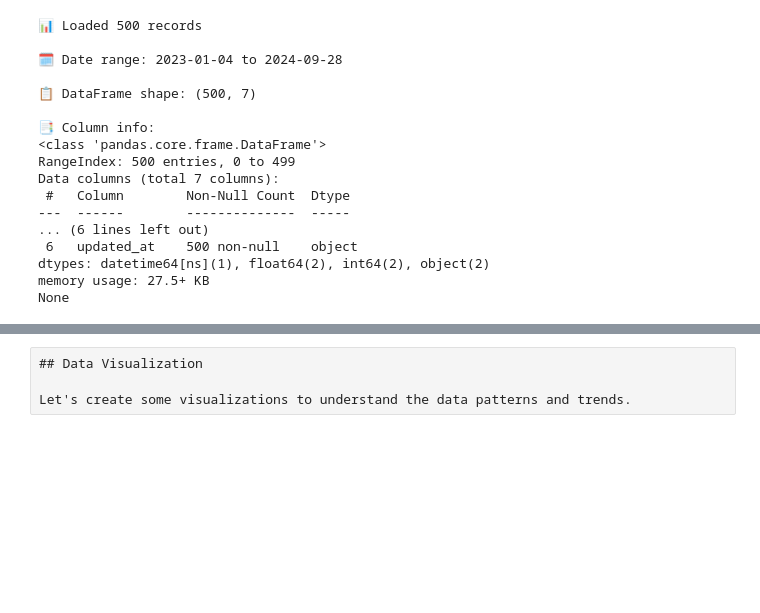
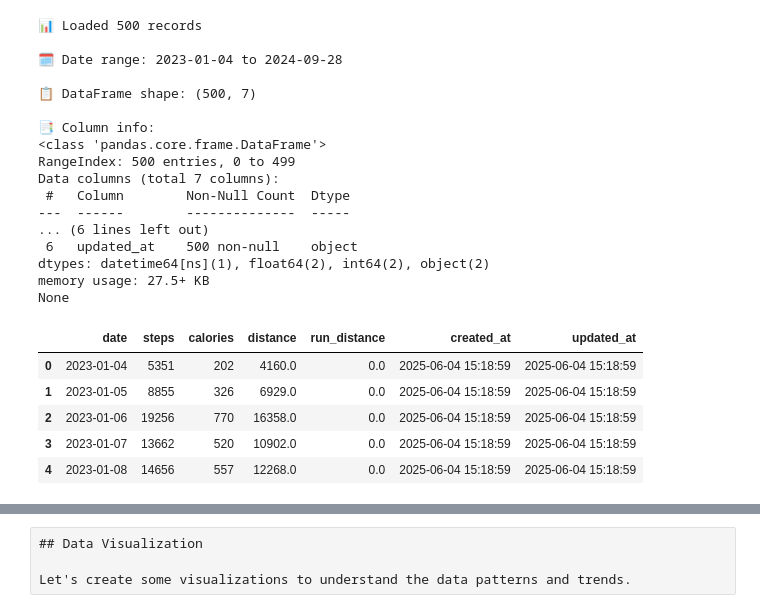
Before and after one commit to michel8195/healthdatabase, a Jupyter notebook: notebooks/health_data_exploration.ipynb, the cells around one changed output, grey strips where cells are left out. Cells and saved outputs as stored; diff of their text form; code cells hidden in the pictures; blank space fills up the shorter version.

```diff
--- a/notebooks/health_data_exploration.ipynb
+++ b/notebooks/health_data_exploration.ipynb
@@ -118,6 +118,15 @@ Data columns (total 7 columns):
 dtypes: datetime64[ns](1), float64(2), int64(2), object(2)
 memory usage: 27.5+ KB
 None
+# %%
+df.head()
+# %% [output]
+|  | date | steps | calories | distance | run_distance | created_at | updated_at |
+| 0 | 2023-01-04 | 5351 | 202 | 4160.0 | 0.0 | 2025-06-04 15:18:59 | 2025-06-04 15:18:59 |
+| 1 | 2023-01-05 | 8855 | 326 | 6929.0 | 0.0 | 2025-06-04 15:18:59 | 2025-06-04 15:18:59 |
+| 2 | 2023-01-06 | 19256 | 770 | 16358.0 | 0.0 | 2025-06-04 15:18:59 | 2025-06-04 15:18:59 |
+| 3 | 2023-01-07 | 13662 | 520 | 10902.0 | 0.0 | 2025-06-04 15:18:59 | 2025-06-04 15:18:59 |
+| 4 | 2023-01-08 | 14656 | 557 | 12268.0 | 0.0 | 2025-06-04 15:18:59 | 2025-06-04 15:18:59 |
 # %%
 # Display first few rows
 print("📋 First 5 records:")
```
Also changed, not shown: parts of 1 cell of this notebook, 13 other files.
